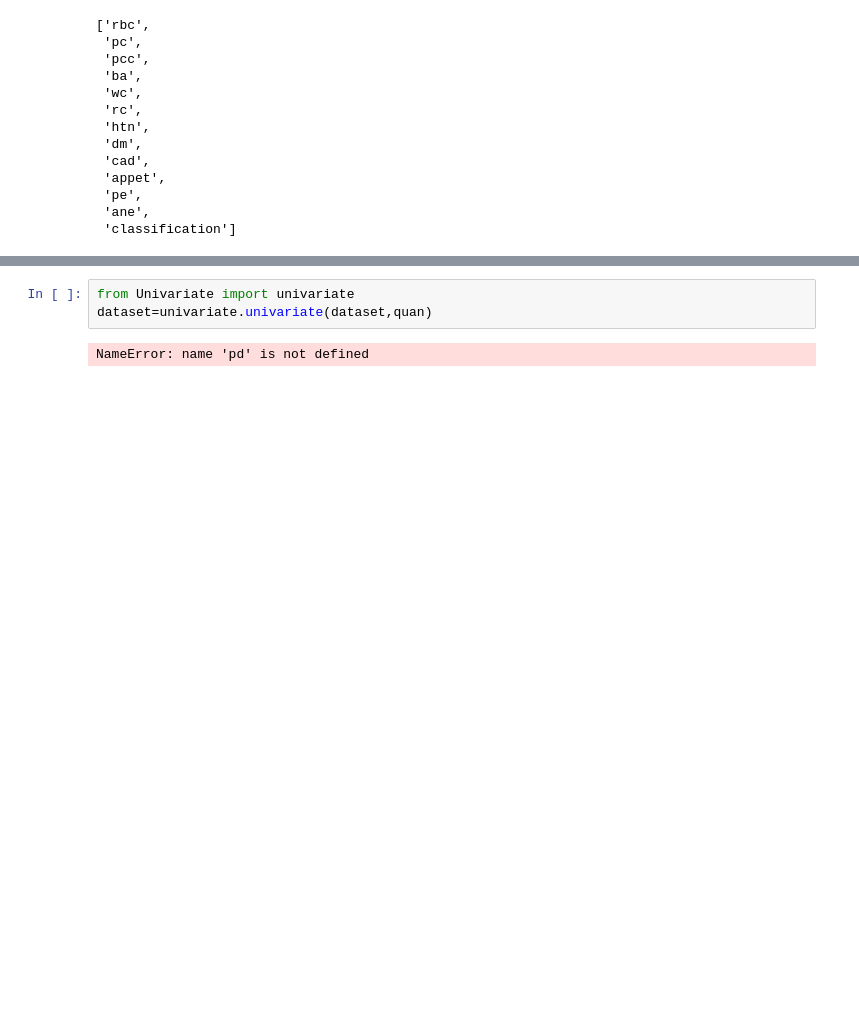
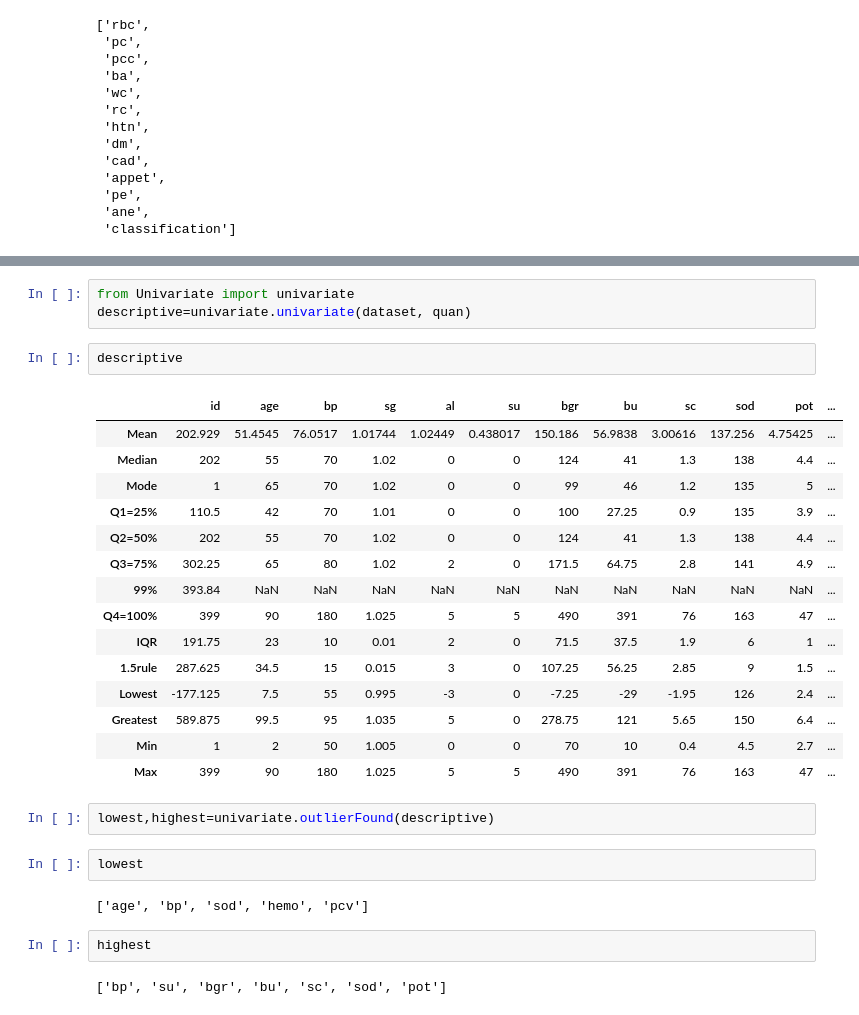
Before and after one commit to pavithra-rajuvenkat/5.Data_Science, a Jupyter notebook: 1.Univariate_Analysis/3.Data Preprocessing/CKD_Data_Preprocessing.ipynb, the cells around one changed output, grey strips where cells are left out. Cells and saved outputs as stored; diff of their text form; blank space fills up the shorter version.

```diff
--- a/1.Univariate_Analysis/3.Data Preprocessing/CKD_Data_Preprocessing.ipynb
+++ b/1.Univariate_Analysis/3.Data Preprocessing/CKD_Data_Preprocessing.ipynb
@@ -130,5 +229,31 @@ import pandas as pd
 # %%
 from Univariate import univariate
-dataset=univariate.univariate(dataset,quan)
+descriptive=univariate.univariate(dataset, quan)
-# %% [output]
-NameError: name 'pd' is not defined
+# %%
+descriptive
+# %% [output]
+|  | id | age | bp | sg | al | su | bgr | bu | sc | sod | pot | ... |
+| Mean | 202.929 | 51.4545 | 76.0517 | 1.01744 | 1.02449 | 0.438017 | 150.186 | 56.9838 | 3.00616 | 137.256 | 4.75425 | ... |
+| Median | 202 | 55 | 70 | 1.02 | 0 | 0 | 124 | 41 | 1.3 | 138 | 4.4 | ... |
+| Mode | 1 | 65 | 70 | 1.02 | 0 | 0 | 99 | 46 | 1.2 | 135 | 5 | ... |
+| Q1=25% | 110.5 | 42 | 70 | 1.01 | 0 | 0 | 100 | 27.25 | 0.9 | 135 | 3.9 | ... |
+| Q2=50% | 202 | 55 | 70 | 1.02 | 0 | 0 | 124 | 41 | 1.3 | 138 | 4.4 | ... |
+| Q3=75% | 302.25 | 65 | 80 | 1.02 | 2 | 0 | 171.5 | 64.75 | 2.8 | 141 | 4.9 | ... |
+| 99% | 393.84 | NaN | NaN | NaN | NaN | NaN | NaN | NaN | NaN | NaN | NaN | ... |
+| Q4=100% | 399 | 90 | 180 | 1.025 | 5 | 5 | 490 | 391 | 76 | 163 | 47 | ... |
+| IQR | 191.75 | 23 | 10 | 0.01 | 2 | 0 | 71.5 | 37.5 | 1.9 | 6 | 1 | ... |
+| 1.5rule | 287.625 | 34.5 | 15 | 0.015 | 3 | 0 | 107.25 | 56.25 | 2.85 | 9 | 1.5 | ... |
+| Lowest | -177.125 | 7.5 | 55 | 0.995 | -3 | 0 | -7.25 | -29 | -1.95 | 126 | 2.4 | ... |
+| Greatest | 589.875 | 99.5 | 95 | 1.035 | 5 | 0 | 278.75 | 121 | 5.65 | 150 | 6.4 | ... |
+| Min | 1 | 2 | 50 | 1.005 | 0 | 0 | 70 | 10 | 0.4 | 4.5 | 2.7 | ... |
+| Max | 399 | 90 | 180 | 1.025 | 5 | 5 | 490 | 391 | 76 | 163 | 47 | ... |
+# %%
+lowest,highest=univariate.outlierFound(descriptive)
+# %%
+lowest
+# %% [output]
+['age', 'bp', 'sod', 'hemo', 'pcv']
+# %%
+highest
+# %% [output]
+['bp', 'su', 'bgr', 'bu', 'sc', 'sod', 'pot']
```
Also changed, not shown: parts of 13 cells of this notebook.
